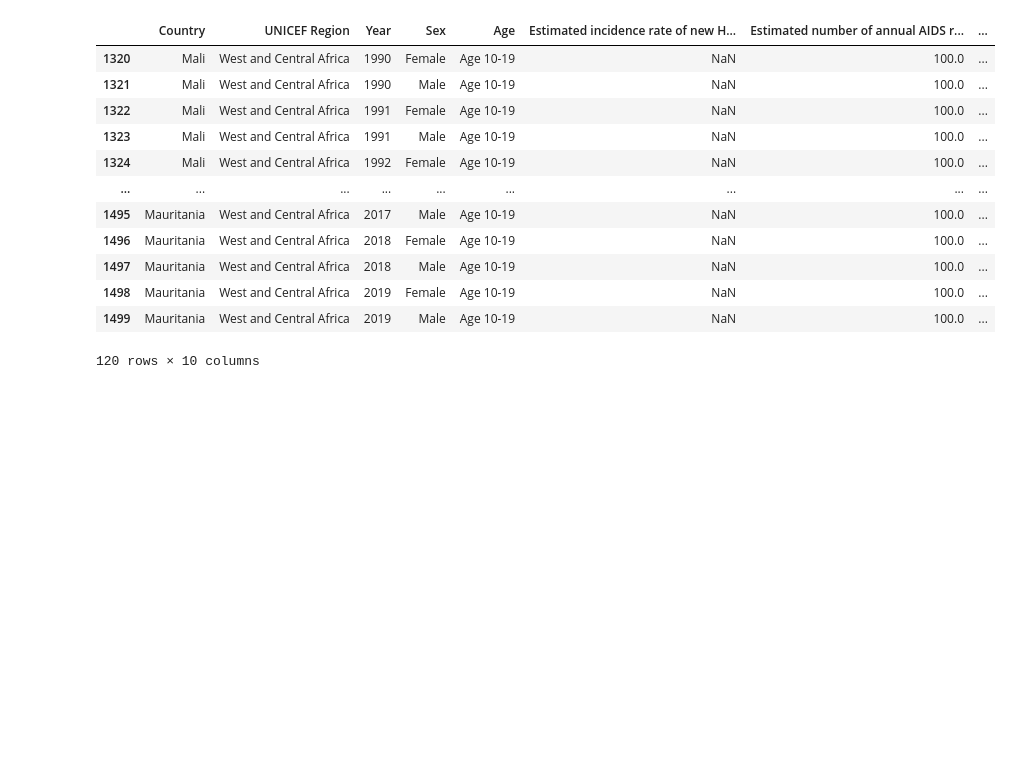
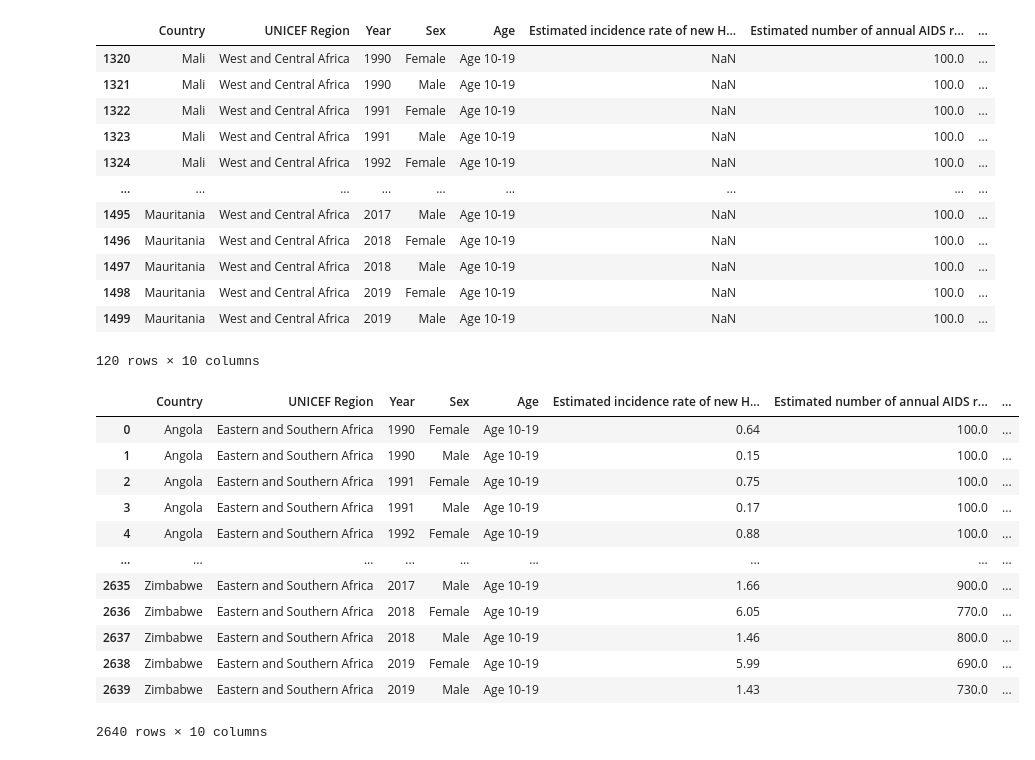
Before and after one commit to robsworld718/Gender_Inequality_HIV, a Jupyter notebook: Gender_Inequality_HIV.ipynb, the cells around one changed output. Cells and saved outputs as stored; diff of their text form; code cells hidden in the pictures; blank space fills up the shorter version.

```diff
--- a/Gender_Inequality_HIV.ipynb
+++ b/Gender_Inequality_HIV.ipynb
@@ -66,3 +76,21 @@ Gender_hiv[Gender_hiv['Estimated incidence rate of new HIV infection per 1 000 u
 | 1498 | Mauritania | West and Central Africa | 2019 | Female | Age 10-19 | NaN | 100.0 | ... |
 | 1499 | Mauritania | West and Central Africa | 2019 | Male | Age 10-19 | NaN | 100.0 | ... |
 120 rows × 10 columns
+# %%
+## Created a new dataframe to fill Null values, the fillna() for the specific column data restreived the original data from the dataframe?
+Gender_hiv2 = Gender_hiv.fillna(value=Gender_hiv['Estimated incidence rate of new HIV infection per 1 000 uninfected population '].mean())
+Gender_hiv2
+# %% [output]
+|  | Country | UNICEF Region | Year | Sex | Age | Estimated incidence rate of new H... | Estimated number of annual AIDS r... | ... |
+| 0 | Angola | Eastern and Southern Africa | 1990 | Female | Age 10-19 | 0.64 | 100.0 | ... |
+| 1 | Angola | Eastern and Southern Africa | 1990 | Male | Age 10-19 | 0.15 | 100.0 | ... |
+| 2 | Angola | Eastern and Southern Africa | 1991 | Female | Age 10-19 | 0.75 | 100.0 | ... |
+| 3 | Angola | Eastern and Southern Africa | 1991 | Male | Age 10-19 | 0.17 | 100.0 | ... |
+| 4 | Angola | Eastern and Southern Africa | 1992 | Female | Age 10-19 | 0.88 | 100.0 | ... |
+| ... | ... | ... | ... | ... | ... | ... | ... | ... |
+| 2635 | Zimbabwe | Eastern and Southern Africa | 2017 | Male | Age 10-19 | 1.66 | 900.0 | ... |
+| 2636 | Zimbabwe | Eastern and Southern Africa | 2018 | Female | Age 10-19 | 6.05 | 770.0 | ... |
+| 2637 | Zimbabwe | Eastern and Southern Africa | 2018 | Male | Age 10-19 | 1.46 | 800.0 | ... |
+| 2638 | Zimbabwe | Eastern and Southern Africa | 2019 | Female | Age 10-19 | 5.99 | 690.0 | ... |
+| 2639 | Zimbabwe | Eastern and Southern Africa | 2019 | Male | Age 10-19 | 1.43 | 730.0 | ... |
+2640 rows × 10 columns
```
Also changed, not shown: parts of 20 cells of this notebook.
